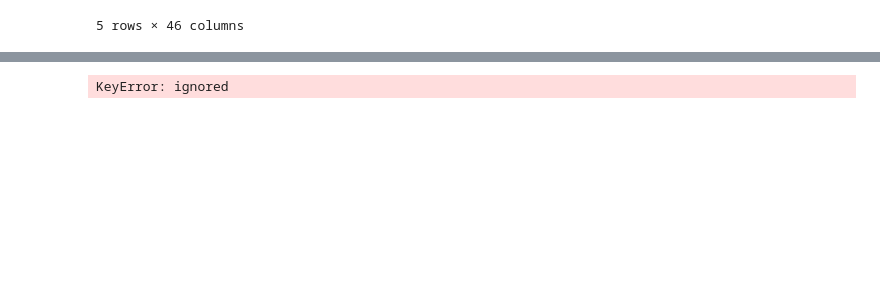
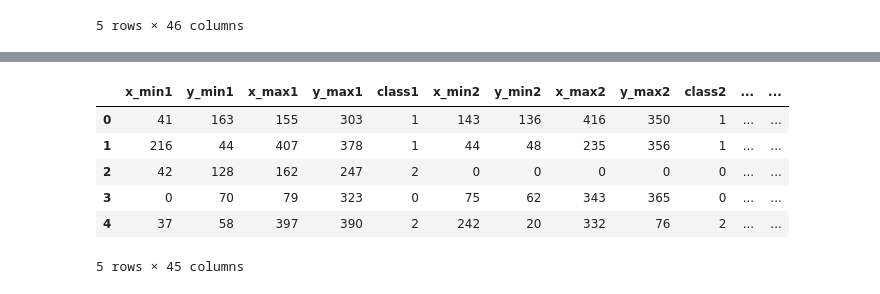
Before and after one commit to saadkarim165/ObjectDetectionProject, a Jupyter notebook: ObjectDetection_Project.ipynb, the cells around one changed output, grey strips where cells are left out. Saved outputs shown, nothing was run; the diff lists cells and outputs as text; code cells hidden in the pictures; blank space fills up the shorter version.

```diff
--- a/ObjectDetection_Project.ipynb
+++ b/ObjectDetection_Project.ipynb
@@ -265,0 +262,11 @@ df.head()
+# %%
+df=df.iloc[:,1:].astype('int32')
+df.head()
+# %% [output]
+|  | x_min1 | y_min1 | x_max1 | y_max1 | class1 | x_min2 | y_min2 | x_max2 | y_max2 | class2 | ... | ... |
+| 0 | 41 | 163 | 155 | 303 | 1 | 143 | 136 | 416 | 350 | 1 | ... | ... |
+| 1 | 216 | 44 | 407 | 378 | 1 | 44 | 48 | 235 | 356 | 1 | ... | ... |
+| 2 | 42 | 128 | 162 | 247 | 2 | 0 | 0 | 0 | 0 | 0 | ... | ... |
+| 3 | 0 | 70 | 79 | 323 | 0 | 75 | 62 | 343 | 365 | 0 | ... | ... |
+| 4 | 37 | 58 | 397 | 390 | 2 | 242 | 20 | 332 | 76 | 2 | ... | ... |
+5 rows × 45 columns
@@ -266,27 +275,24 @@ df.head()
 # %%
-df.fillna(0,inplace=True)
-df=df.iloc[:,1:].astype('int32')
+
+
 im_h, im_w, num_chanels = IMAGE_SHAPE
 for i in range(1,10):
-
   # x_center = "x_center{0}".format(str(i))
   # x_min    = "x_min{0}".format(str(i))
   # x_max    = "x_max{0}".format(str(i))
   # y_min    = "y_min{0}".format(str(i))
   # y_max    = "y_max{0}".format(str(i))
   # print(i)
-  # df[x_center] = (df[x_max] + df[x_min])/2
+  df["x_center{0}".format(i)] = (df["x_max{0}".format(i)] + df["x_min{0}".format(i)])/2
   df["y_center{0}".format(i)] = (df["y_max{0}".format(i)] + df["y_min{0}".format(i)])/2
-  # df["w{0}".format(i)] = df["x_max{0}".format(i)] - df["x_min{0}".format(i)]
-  # df["h{0}".format(i)] = df["y_max{0}".format(i)] - df["y_min{0}".format(i)]
+  df["w{0}".format(i)] = df["x_max{0}".format(i)] - df["x_min{0}".format(i)]
+  df["h{0}".format(i)] = df["y_max{0}".format(i)] - df["y_min{0}".format(i)]
   # df["classes"] = df["class{0}".format(i)]
   # #Normalizing the values with image height and width
-  # df["x_center{0}".format(i)] = df["x_center{0}".format(i)]/im_w
-  # df["w{0}".format(i)] = df["w{0}".format(i)]/im_w
-  # df["y_center{0}".format(i)] = df["y_center{0}".format(i)]/im_h
-  # df["h{0}".format(i)] = df["h{0}".format(i)]/im_h
+  df["x_center{0}".format(i)] = df["x_center{0}".format(i)]/im_w
+  df["w{0}".format(i)] = df["w{0}".format(i)]/im_w
+  df["y_center{0}".format(i)] = df["y_center{0}".format(i)]/im_h
+  df["h{0}".format(i)] = df["h{0}".format(i)]/im_h
-# %% [output]
-KeyError: ignored
 # %%
 df.info()
 # %% [output]
```
Also changed, not shown: parts of 12 cells of this notebook.
